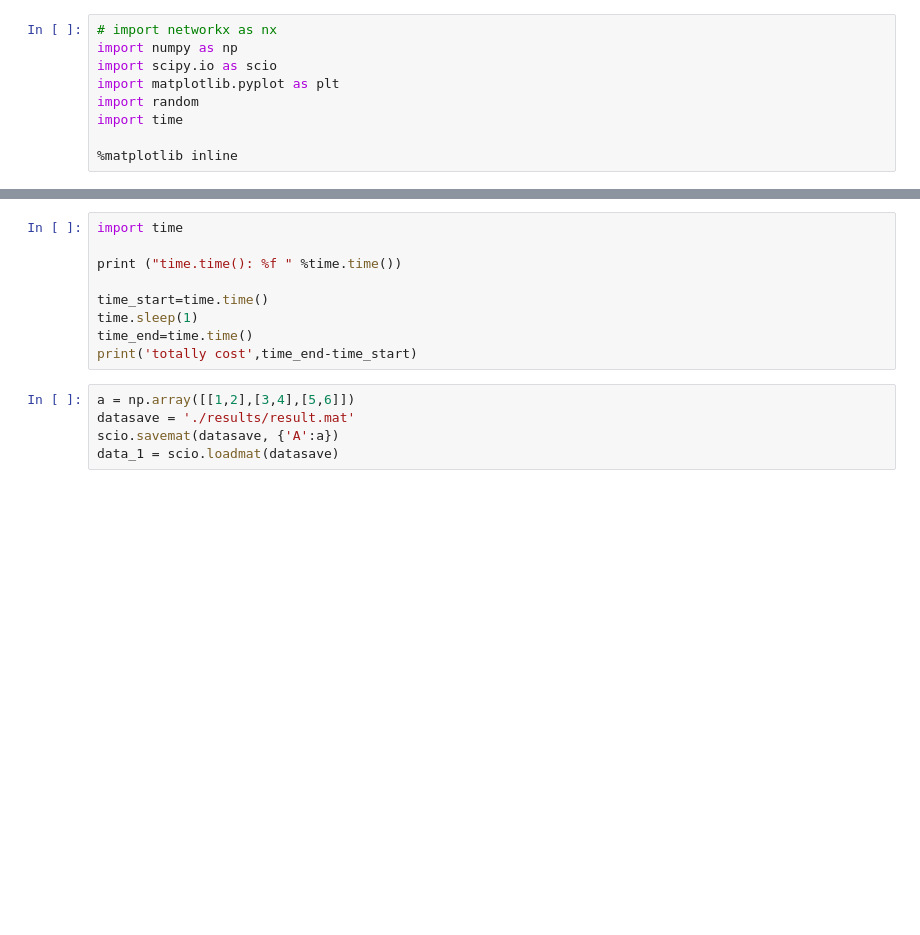
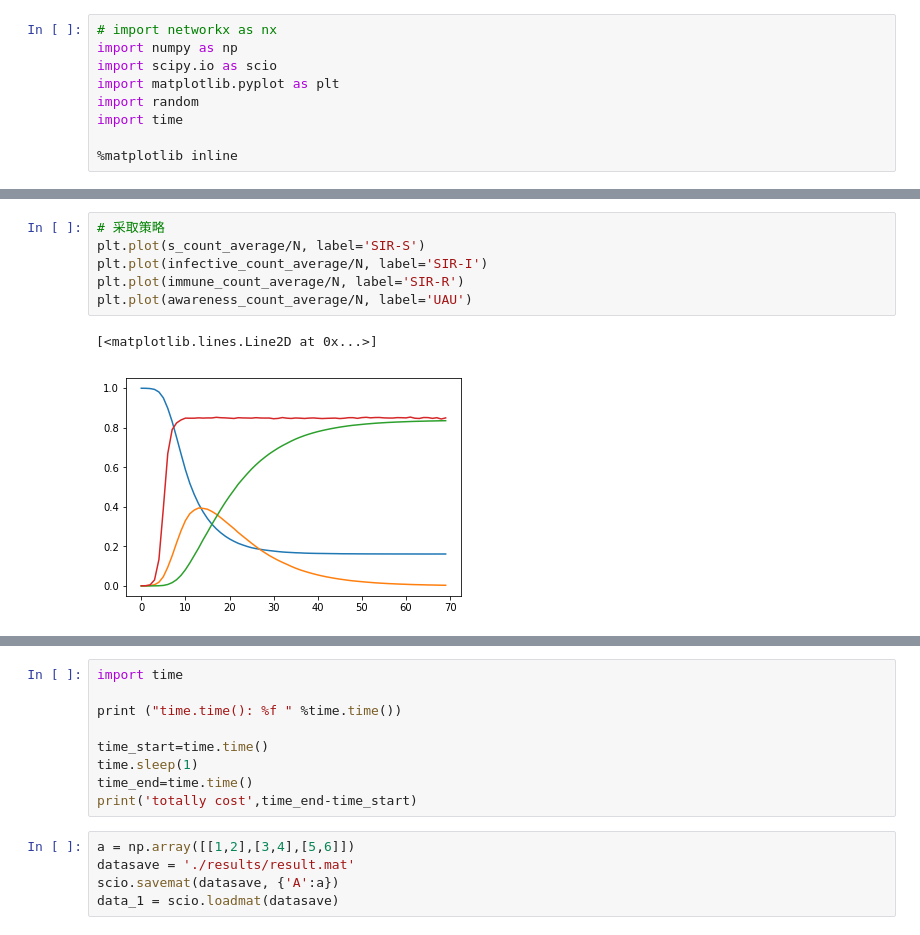
Before and after one commit to Aithosa/Epidemic-Information_spreading, a Jupyter notebook: Python/New_Model_SIR_UAU.ipynb, the cells around one changed output, grey strips where cells are left out. Saved outputs shown, nothing was run; the diff lists cells and outputs as text; blank space fills up the shorter version.

```diff
--- a/Python/New_Model_SIR_UAU.ipynb
+++ b/Python/New_Model_SIR_UAU.ipynb
@@ -260,0 +286,9 @@ plt.plot(inactive_count_average/N, color='red', label='inactive')
+# %%
+# 采取策略
+plt.plot(s_count_average/N, label='SIR-S')
+plt.plot(infective_count_average/N, label='SIR-I')
+plt.plot(immune_count_average/N, label='SIR-R')
+plt.plot(awareness_count_average/N, label='UAU')
+# %% [output]
+[<matplotlib.lines.Line2D at 0x...>]
+[figure, added]
```
Also changed, not shown: parts of 10 cells of this notebook.
